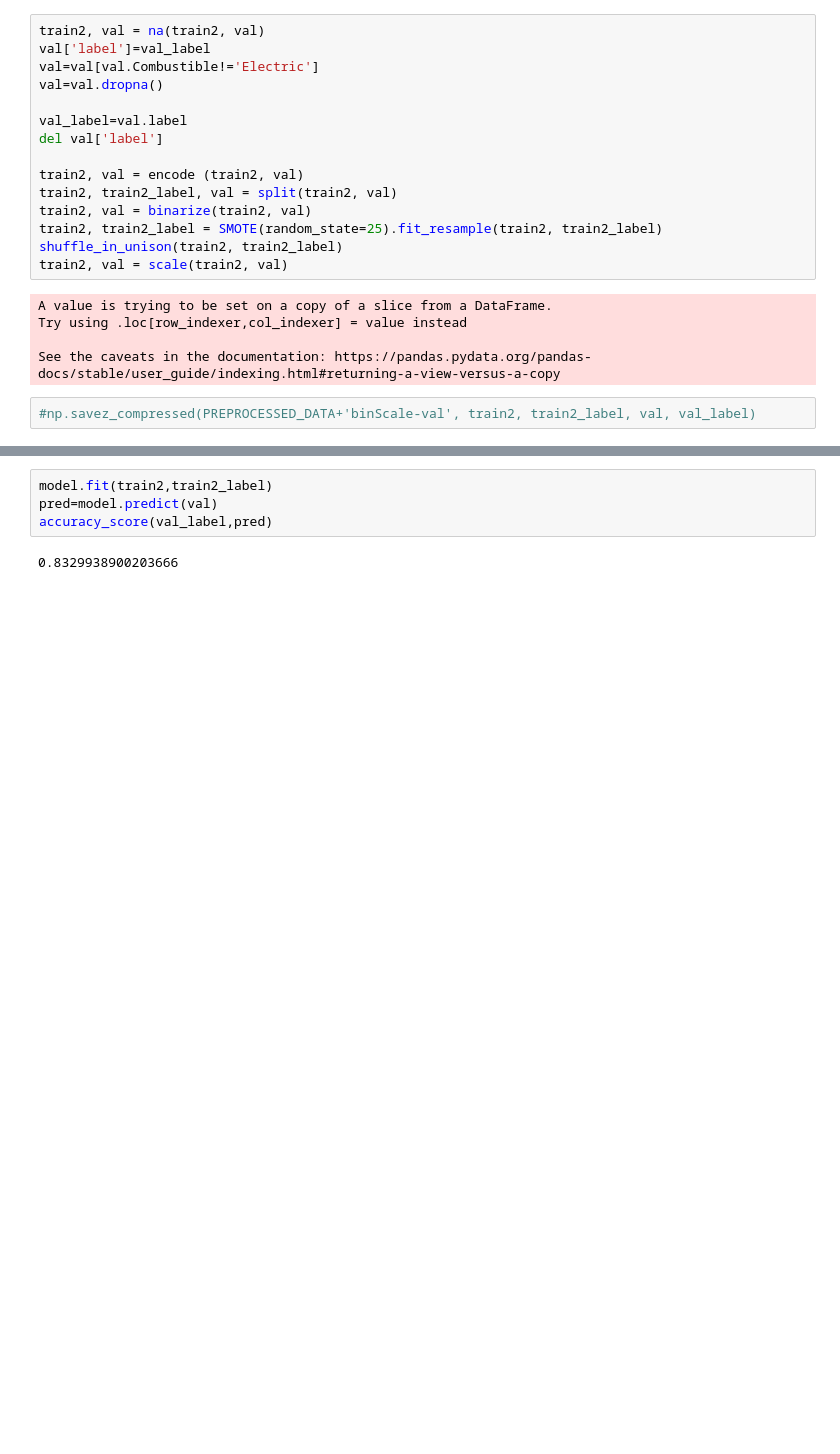
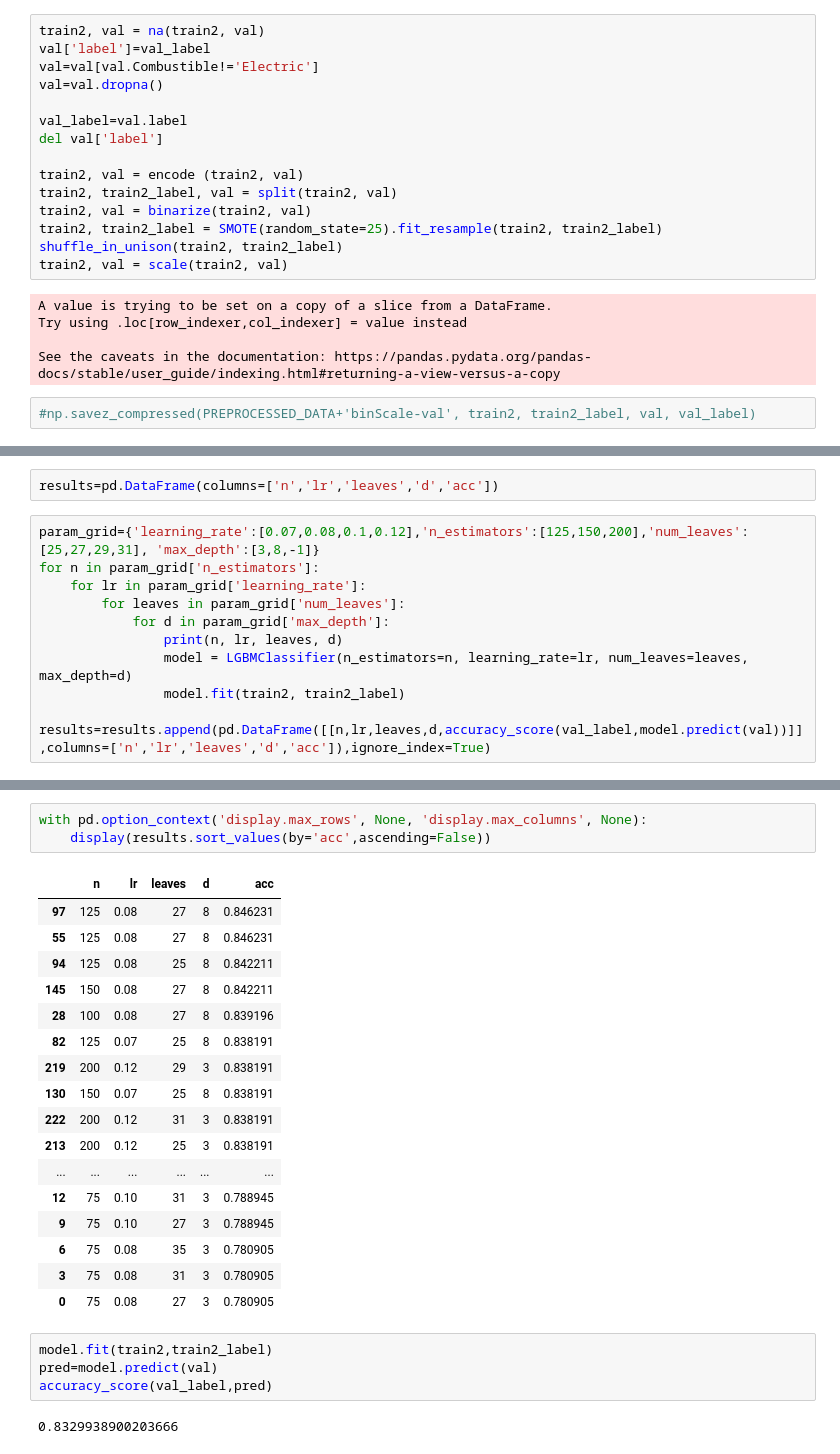
Before and after one commit to dcabezas98/IN, a Jupyter notebook: practica3/validation.ipynb, the cells around one changed output, grey strips where cells are left out. Saved outputs shown, nothing was run; the diff lists cells and outputs as text; blank space fills up the shorter version.

```diff
--- a/practica3/validation.ipynb
+++ b/practica3/validation.ipynb
@@ -89,0 +326,12 @@ results.sort_values(by='acc',ascending=False)
+# %%
+results=pd.DataFrame(columns=['n','lr','leaves','d','acc'])
+# %%
+param_grid={'learning_rate':[0.07,0.08,0.1,0.12],'n_estimators':[125,150,200],'num_leaves':[25,27,29,31], 'max_depth':[3,8,-1]}
+for n in param_grid['n_estimators']:
+    for lr in param_grid['learning_rate']:
+        for leaves in param_grid['num_leaves']:
+            for d in param_grid['max_depth']:
+                print(n, lr, leaves, d)
+                model = LGBMClassifier(n_estimators=n, learning_rate=lr, num_leaves=leaves, max_depth=d)
+                model.fit(train2, train2_label)
+                results=results.append(pd.DataFrame([[n,lr,leaves,d,accuracy_score(val_label,model.predict(val))]],columns=['n','lr','leaves','d','acc']),ignore_index=True)
@@ -90,3 +356,24 @@ results.sort_values(by='acc',ascending=False)
+# %%
+with pd.option_context('display.max_rows', None, 'display.max_columns', None):
+    display(results.sort_values(by='acc',ascending=False))
+# %% [output]
+|  | n | lr | leaves | d | acc |
+| 97 | 125 | 0.08 | 27 | 8 | 0.846231 |
+| 55 | 125 | 0.08 | 27 | 8 | 0.846231 |
+| 94 | 125 | 0.08 | 25 | 8 | 0.842211 |
+| 145 | 150 | 0.08 | 27 | 8 | 0.842211 |
+| 28 | 100 | 0.08 | 27 | 8 | 0.839196 |
+| 82 | 125 | 0.07 | 25 | 8 | 0.838191 |
+| 219 | 200 | 0.12 | 29 | 3 | 0.838191 |
+| 130 | 150 | 0.07 | 25 | 8 | 0.838191 |
+| 222 | 200 | 0.12 | 31 | 3 | 0.838191 |
+| 213 | 200 | 0.12 | 25 | 3 | 0.838191 |
+| ... | ... | ... | ... | ... | ... |
+| 12 | 75 | 0.10 | 31 | 3 | 0.788945 |
+| 9 | 75 | 0.10 | 27 | 3 | 0.788945 |
+| 6 | 75 | 0.08 | 35 | 3 | 0.780905 |
+| 3 | 75 | 0.08 | 31 | 3 | 0.780905 |
+| 0 | 75 | 0.08 | 27 | 3 | 0.780905 |
 # %%
 model.fit(train2,train2_label)
 pred=model.predict(val)
```
Also changed, not shown: parts of 22 cells of this notebook, 34 other files.
